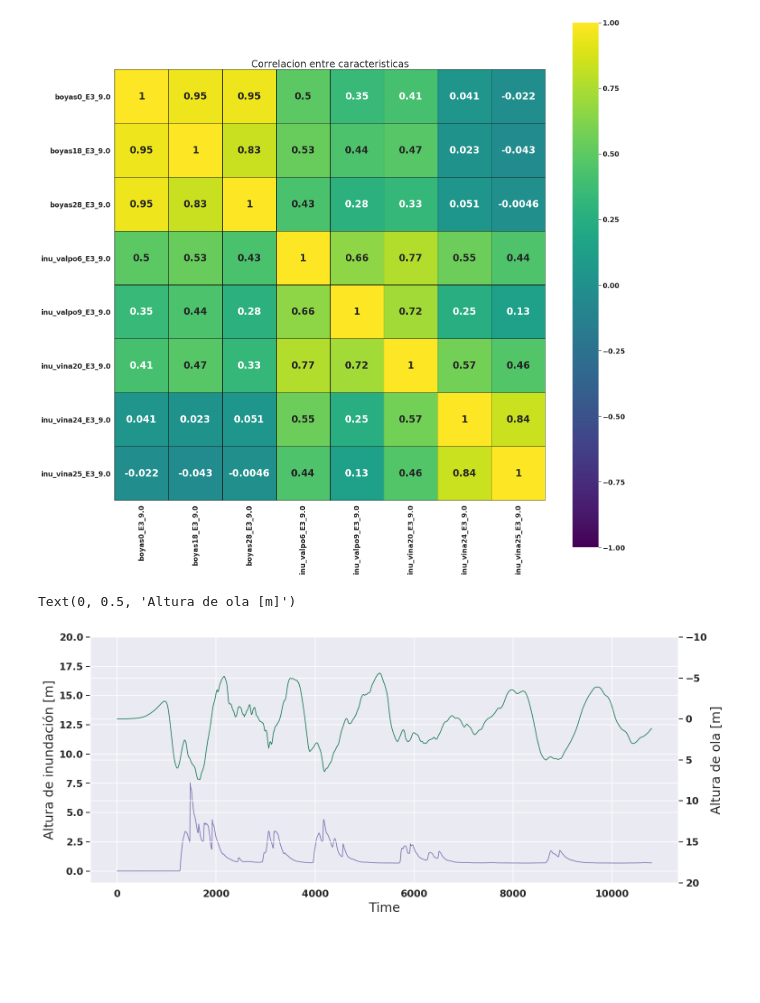
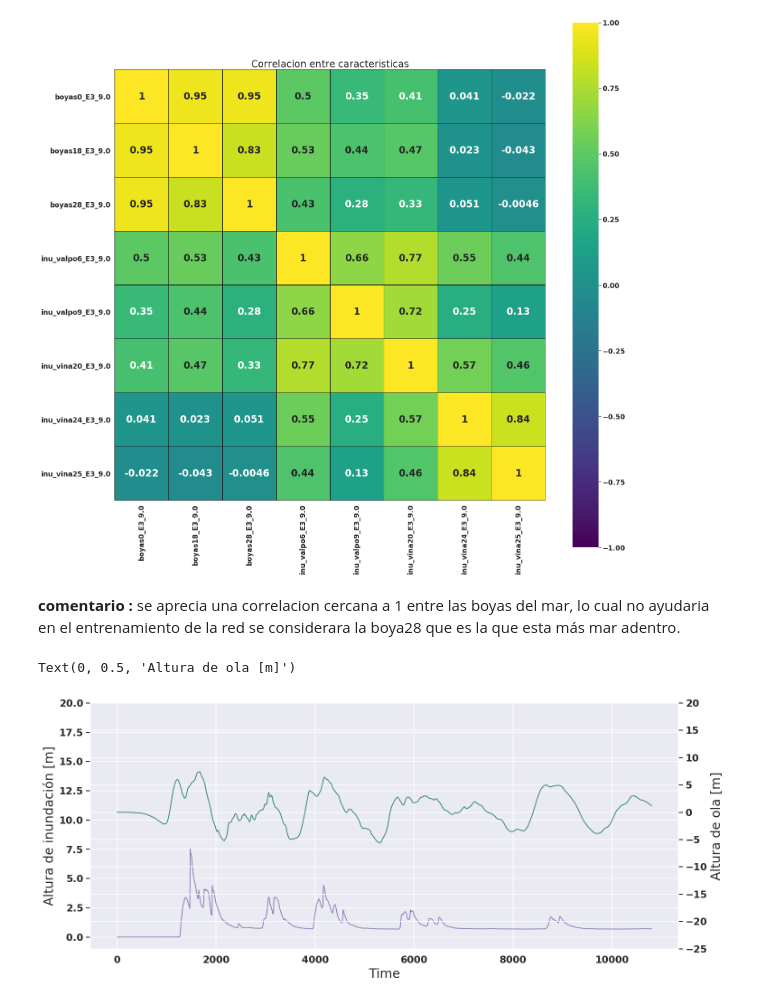
Before and after one commit to jorgenunezc/tsunami-warning, a Jupyter notebook: analisis_resultados_hysea.ipynb, the cells around one changed output. Drawn from its saved outputs; the diff is of its cells as text; code cells hidden in the pictures; blank space fills up the shorter version.

```diff
--- a/analisis_resultados_hysea.ipynb
+++ b/analisis_resultados_hysea.ipynb
@@ -80,21 +80,23 @@ plt.rcParams["font.weight"] = "bold"
 plt.show()
 # %% [output]
 [figure]
+# %% [markdown]
+**comentario :** se aprecia una correlacion cercana a 1 entre las boyas del mar, lo cual no ayudaria en el entrenamiento de la red se considerara la boya28 que es la que esta más mar adentro.
 # %%
 plt.ion()
 plt.rc('xtick', labelsize=13)
 plt.rc('ytick', labelsize=13)
 plt.figure(figsize=(14,6), dpi=120)
 plt.xlabel('Time',fontsize=17)
 plt.ylabel('Altura de inundación [m]',fontsize=17)
 plt.plot(df['inu_valpo6_E3_9.0'], color='m', linewidth=1.0)
 plt.ylim(-1,20)
 plt.twinx()
 plt.plot(df['boyas28_E3_9.0'], color='#1C7C54', linewidth=1.0)
-plt.ylim(-10,20)
+plt.ylim(-25,20)
 ax = plt.gca()
-ax.invert_yaxis()
+#ax.invert_yaxis()
 plt.ylabel('Altura de ola [m]',fontsize=17)
 # %% [output]
 Text(0, 0.5, 'Altura de ola [m]')
-[figure, old version]
+[figure, new version]
```
Also changed, not shown: 2 other files.
